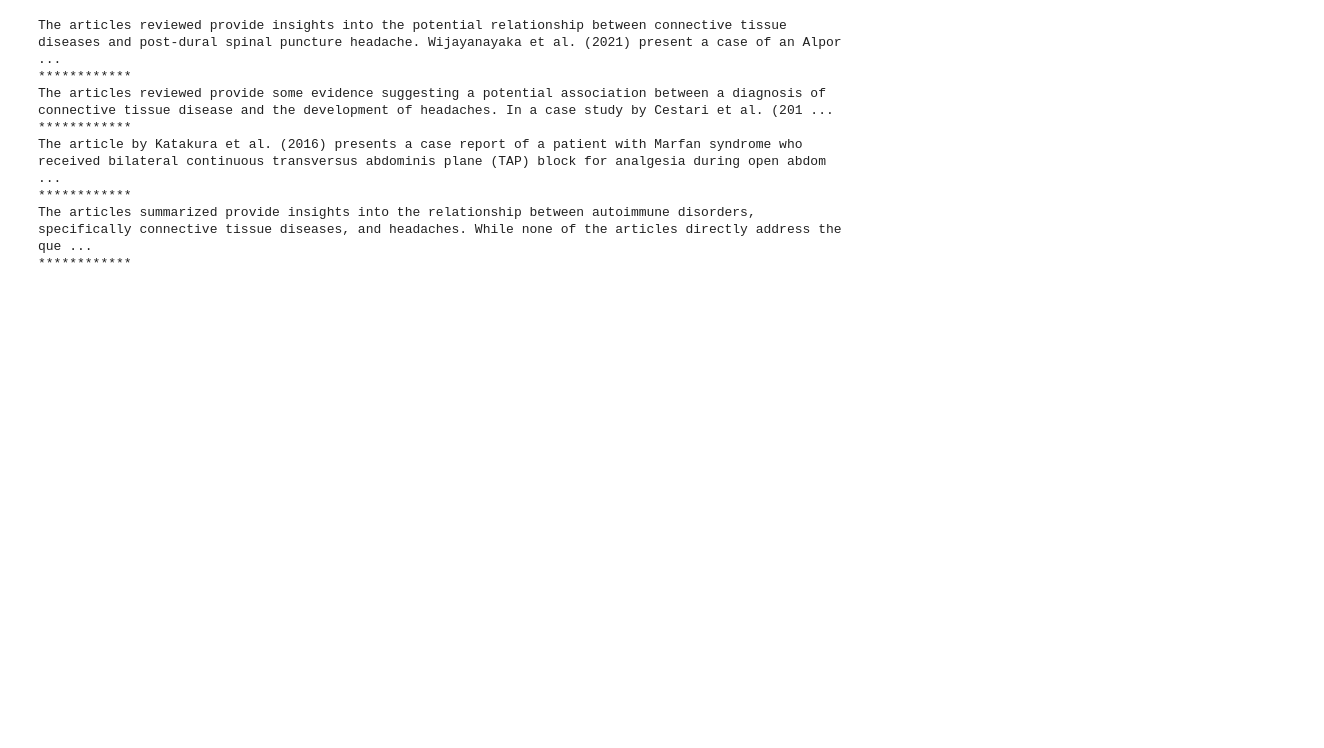
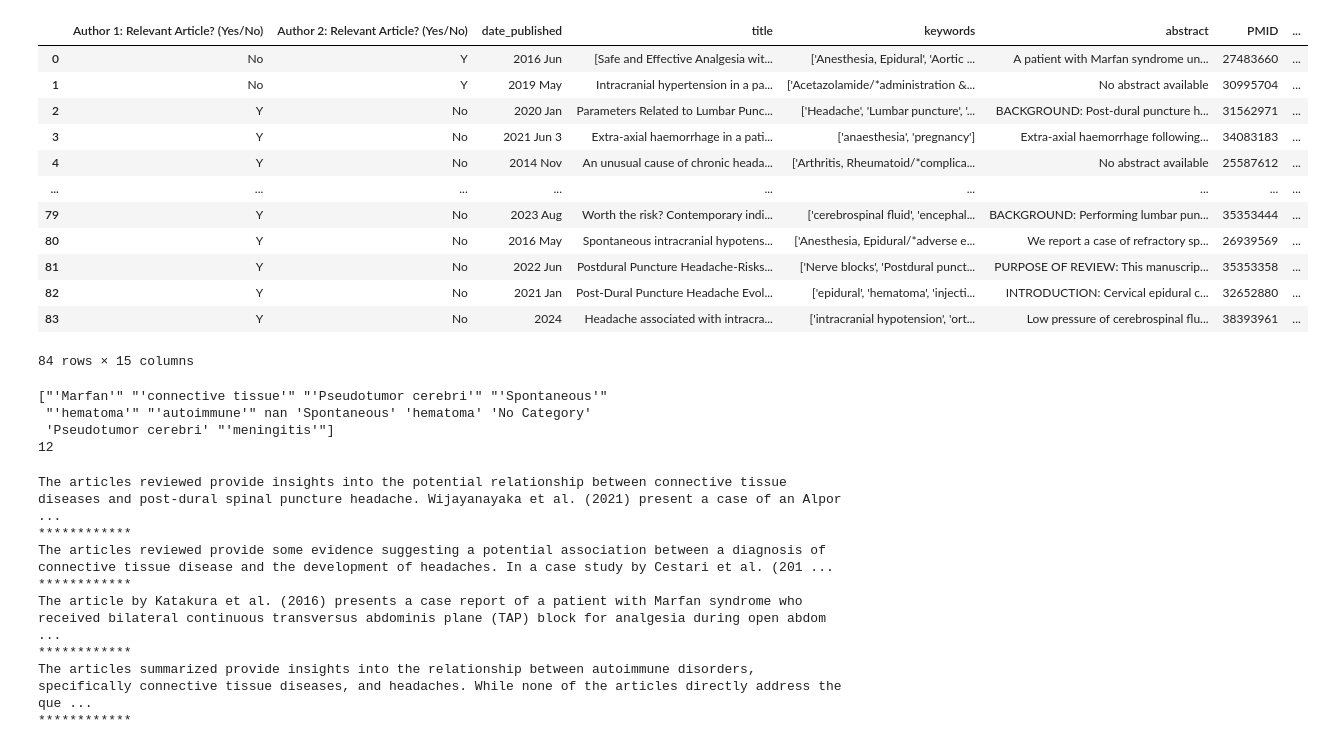
Before and after one commit to UABGH-Emerging-Technologies/lit_search, a Jupyter notebook: explorations/category_summary rm.ipynb, the cells around one changed output. Saved outputs shown, nothing was run; the diff lists cells and outputs as text; code cells hidden in the pictures; blank space fills up the shorter version.

```diff
--- a/explorations/category_summary rm.ipynb
+++ b/explorations/category_summary rm.ipynb
@@ -1,4 +1,20 @@
 # %%
 import pandas as pd
 # %%
-df = pd.read_excel("step3result copy 2.xlsx")
+df = pd.read_excel("CategorizedArticles (13).xlsx")
+# %%
+df
+# %% [output]
+|  | Author 1: Relevant Article? (Yes/No) | Author 2: Relevant Article? (Yes/No) | date_published | title | keywords | abstract | PMID | ... |
+| 0 | No | Y | 2016 Jun | [Safe and Effective Analgesia wit... | ['Anesthesia, Epidural', 'Aortic ... | A patient with Marfan syndrome un... | 27483660 | ... |
+| 1 | No | Y | 2019 May | Intracranial hypertension in a pa... | ['Acetazolamide/*administration &... | No abstract available | 30995704 | ... |
+| 2 | Y | No | 2020 Jan | Parameters Related to Lumbar Punc... | ['Headache', 'Lumbar puncture', '... | BACKGROUND: Post-dural puncture h... | 31562971 | ... |
+| 3 | Y | No | 2021 Jun 3 | Extra-axial haemorrhage in a pati... | ['anaesthesia', 'pregnancy'] | Extra-axial haemorrhage following... | 34083183 | ... |
+| 4 | Y | No | 2014 Nov | An unusual cause of chronic heada... | ['Arthritis, Rheumatoid/*complica... | No abstract available | 25587612 | ... |
+| ... | ... | ... | ... | ... | ... | ... | ... | ... |
+| 79 | Y | No | 2023 Aug | Worth the risk? Contemporary indi... | ['cerebrospinal fluid', 'encephal... | BACKGROUND: Performing lumbar pun... | 35353444 | ... |
+| 80 | Y | No | 2016 May | Spontaneous intracranial hypotens... | ['Anesthesia, Epidural/*adverse e... | We report a case of refractory sp... | 26939569 | ... |
+| 81 | Y | No | 2022 Jun | Postdural Puncture Headache-Risks... | ['Nerve blocks', 'Postdural punct... | PURPOSE OF REVIEW: This manuscrip... | 35353358 | ... |
+| 82 | Y | No | 2021 Jan | Post-Dural Puncture Headache Evol... | ['epidural', 'hematoma', 'injecti... | INTRODUCTION: Cervical epidural c... | 32652880 | ... |
+| 83 | Y | No | 2024 | Headache associated with intracra... | ['intracranial hypotension', 'ort... | Low pressure of cerebrospinal flu... | 38393961 | ... |
+84 rows × 15 columns
@@ -5,3 +28,11 @@ df = pd.read_excel("step3result copy 2.xlsx")
+# %%
+print(categories)
+print(len(categories))
+# %% [output]
+["'Marfan'" "'connective tissue'" "'Pseudotumor cerebri'" "'Spontaneous'"
+ "'hematoma'" "'autoimmune'" nan 'Spontaneous' 'hematoma' 'No Category'
+ 'Pseudotumor cerebri' "'meningitis'"]
+12
 # %%
 categories = df['category'].unique()
 user_question = "Does a diagnosis of a connective tissue disease contribute to a post-dural spinal puncture headache?"
```
Also changed, not shown: parts of 1 cell of this notebook, 3 other files.
